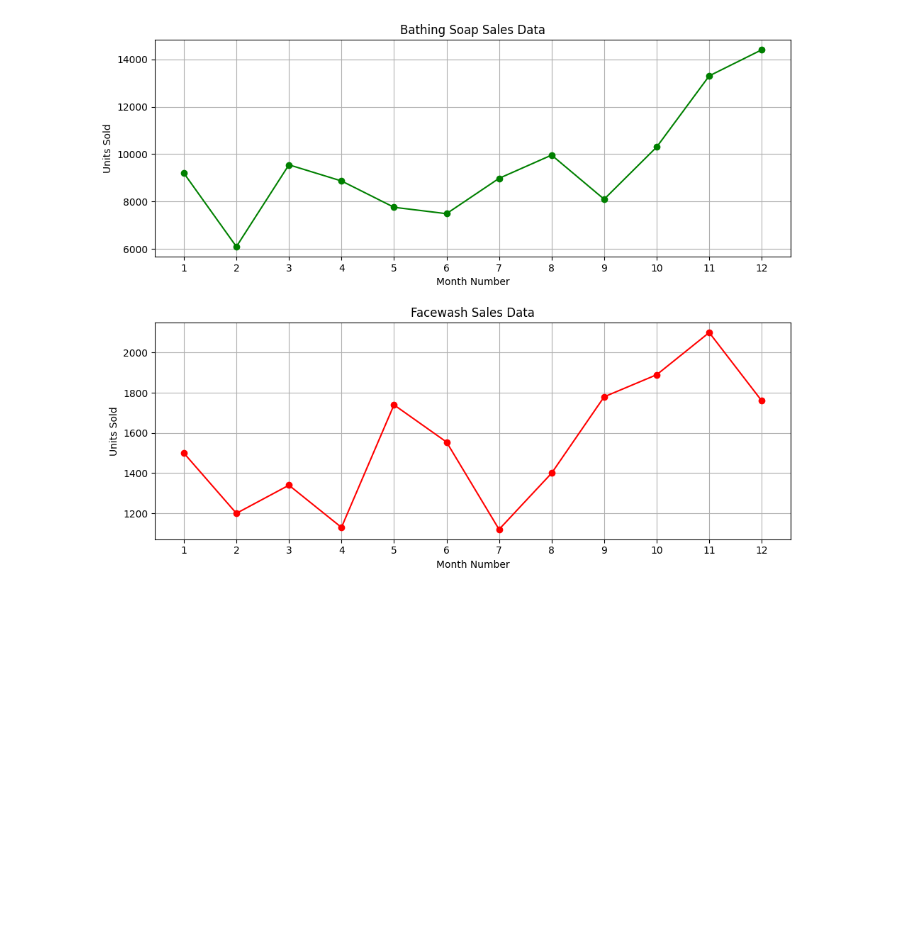
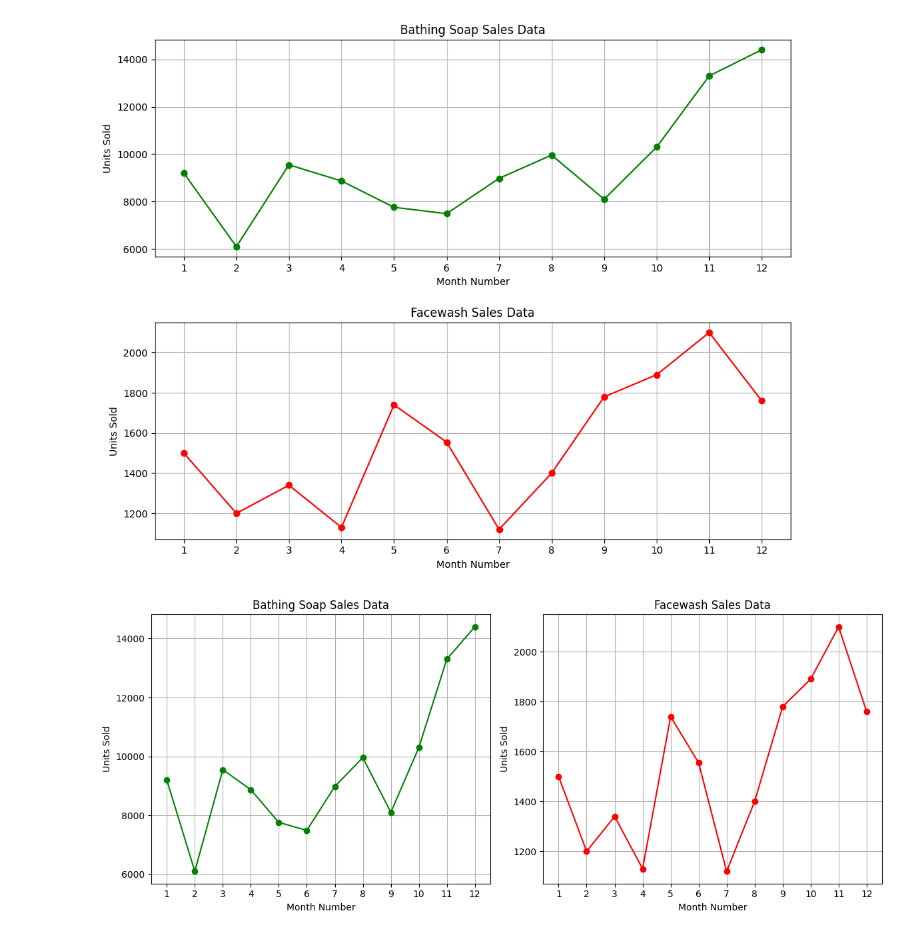
Before and after one commit to Saudii81/Flexisaf_Internship, a Jupyter notebook: module_1/Task_2/Task_2_exercise_2.ipynb, the cells around one changed output. Drawn from its saved outputs; the diff is of its cells as text; code cells hidden in the pictures; blank space fills up the shorter version.

```diff
--- a/module_1/Task_2/Task_2_exercise_2.ipynb
+++ b/module_1/Task_2/Task_2_exercise_2.ipynb
@@ -50,3 +50,28 @@ plt.tight_layout(h_pad=2.0)
 plt.show()
 # %% [output]
 [figure]
+# %%
+# Showing Subplots of Bathing Soap and Facewash (side by side)
+fig, ax = plt.subplots(1, 2, figsize=(12, 5))
+
+# Subplot 1: Bathing Soap
+ax[0].plot(data['month_number'], data['bathingsoap'], marker='o', color='g', linestyle='-')
+ax[0].set_title("Bathing Soap Sales Data")
+ax[0].set_xlabel("Month Number")
+ax[0].set_ylabel("Units Sold")
+ax[0].grid(True)
+ax[0].set_xticks(data['month_number'])
+
+# Subplot 2: Facewash
+ax[1].plot(data['month_number'], data['facewash'], marker='o', color='r', linestyle='-')
+ax[1].set_title("Facewash Sales Data")
+ax[1].set_xlabel("Month Number")
+ax[1].set_ylabel("Units Sold")
+ax[1].grid(True)
+ax[1].set_xticks(data['month_number'])
+
+# Adjust layout and show
+plt.tight_layout(h_pad=2.0)
+plt.show()
+# %% [output]
+[figure, added]
```
Also changed, not shown: parts of 1 cell of this notebook.
